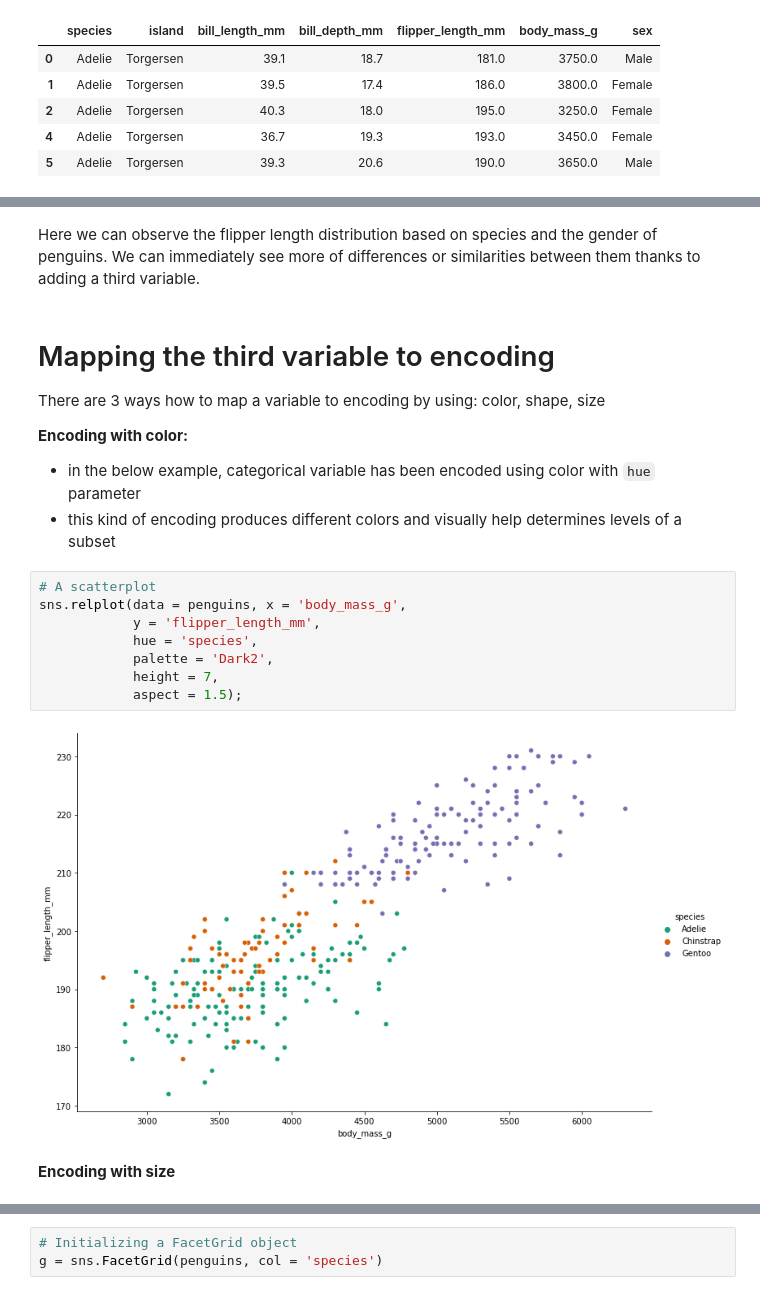
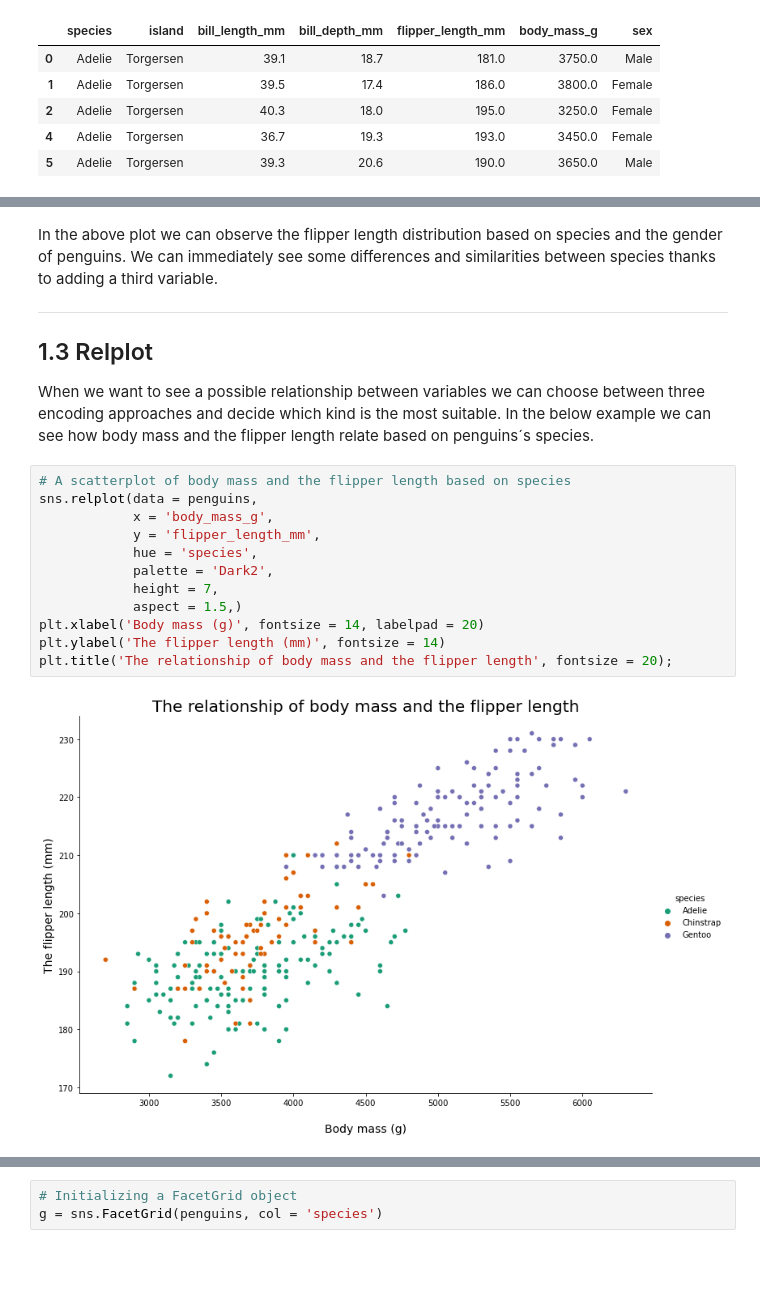
Before and after one commit to zatkopatrik/authentic-data-science, a Jupyter notebook: Jupyter_notebooks/3. Data-Visualization/3_4_15 Multivariate visualizations with Seaborn.ipynb, the cells around one changed output, grey strips where cells are left out. Cells and saved outputs as stored; diff of their text form; blank space fills up the shorter version.

```diff
--- a/Jupyter_notebooks/3. Data-Visualization/3_4_15 Multivariate visualizations with Seaborn.ipynb
+++ b/Jupyter_notebooks/3. Data-Visualization/3_4_15 Multivariate visualizations with Seaborn.ipynb
@@ -43,22 +74,21 @@ sns.stripplot(data = penguins, x = 'species',
 # %% [markdown]
-Here we can observe the flipper length distribution based on species and the gender of penguins. We can immediately see more of differences or similarities between them thanks to adding a third variable.
+In the above plot we can observe the flipper length distribution based on species and the gender of penguins. We can immediately see some differences and similarities between species thanks to adding a third variable.
+
+---
+## 1.3 Relplot
+
+When we want to see a possible relationship between variables we can choose between three encoding approaches and decide which kind is the most suitable. In the below example we can see how body mass and the flipper length relate based on penguins´s species.
-# %% [markdown]
-# Mapping the third variable to encoding
-
-There are 3 ways how to map a variable to encoding by using: color, shape, size
-
-**Encoding with color:**
-- in the below example, categorical variable has been encoded using color with `hue` parameter
-- this kind of encoding produces different colors and visually help determines levels of a subset
 # %%
-# A scatterplot
-sns.relplot(data = penguins, x = 'body_mass_g',
+# A scatterplot of body mass and the flipper length based on species
+sns.relplot(data = penguins,
+            x = 'body_mass_g',
             y = 'flipper_length_mm',
             hue = 'species',
             palette = 'Dark2',
             height = 7,
-            aspect = 1.5);
+            aspect = 1.5,)
+plt.xlabel('Body mass (g)', fontsize = 14, labelpad = 20)
+plt.ylabel('The flipper length (mm)', fontsize = 14)
+plt.title('The relationship of body mass and the flipper length', fontsize = 20);
 # %% [output]
-[figure, old version]
+[figure, new version]
-# %% [markdown]
-**Encoding with size**
```
Also changed, not shown: parts of 23 cells of this notebook.
